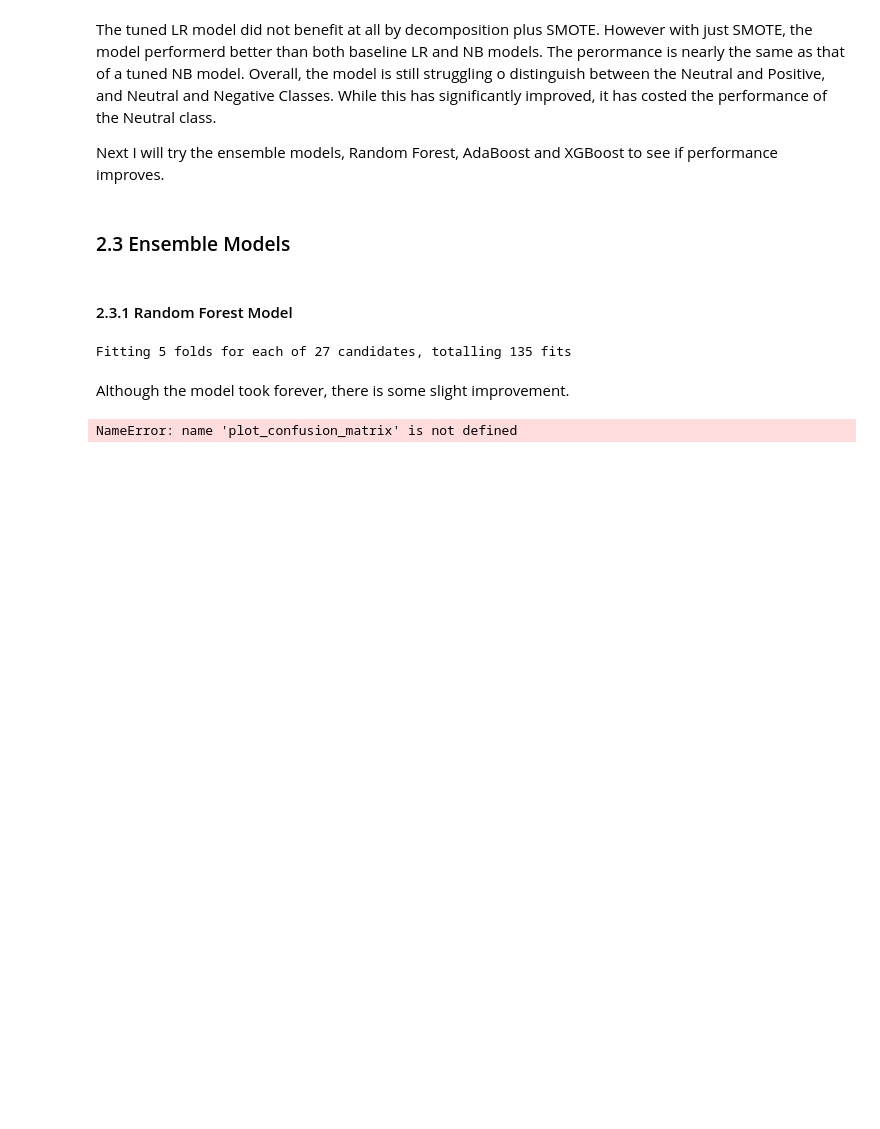
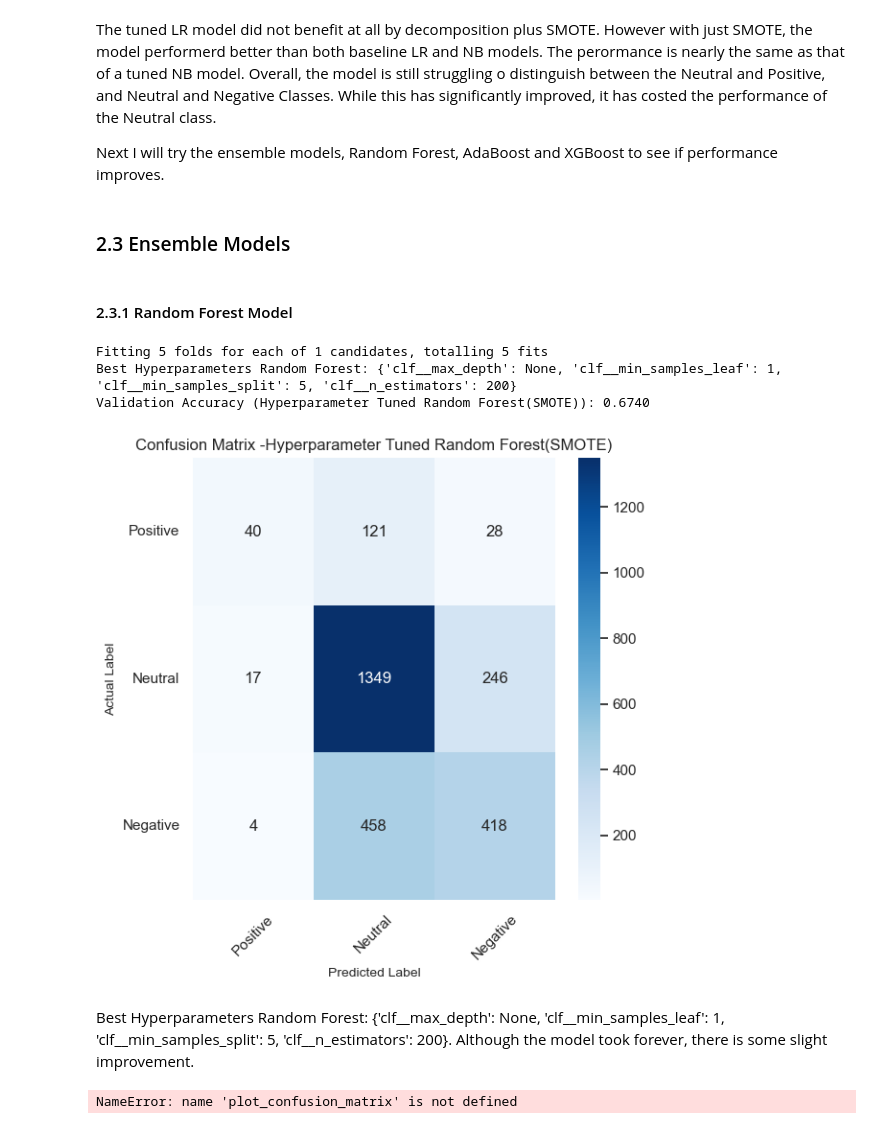
Before and after one commit to WambuiMunene/Natural-Language-Processing-Sentiment-Analysis-on-Tweets, a Jupyter notebook: index_with_no_val_set.ipynb, the cells around one changed output. Saved outputs shown, nothing was run; the diff lists cells and outputs as text; code cells hidden in the pictures; blank space fills up the shorter version.

Commit message:
Random Forest Model Done

```diff
--- a/index_with_no_val_set.ipynb
+++ b/index_with_no_val_set.ipynb
@@ -880,44 +880,51 @@ Next I will try the ensemble models, Random Forest, AdaBoost and XGBoost to see
 # %%
 import numpy as np
 from sklearn.ensemble import RandomForestClassifier
+from imblearn.pipeline import Pipeline
+from imblearn.over_sampling import SMOTE
+from sklearn.model_selection import GridSearchCV
+from sklearn.metrics import accuracy_score, confusion_matrix
 
 # Define the pipeline
 pipe_rf = Pipeline([
     ('smote',SMOTE(random_state=42)),
     ('clf', RandomForestClassifier(class_weight='balanced',random_state=42))
 ])
 
 # Define the parameter grid for Grid Search
 param_grid = {
-    'clf__n_estimators': [100, 200, 300],
+    'clf__n_estimators': [200],
     'clf__max_depth': [None],
-    'clf__min_samples_split': [2, 5, 10],
-    'clf__min_samples_leaf': [1, 2, 4]
+    'clf__min_samples_split': [5],
+    'clf__min_samples_leaf': [1]
 }
 
 # Perform Grid Search
 grid_search = GridSearchCV(estimator=pipe_rf, param_grid=param_grid, cv=5, n_jobs=-1, verbose=2)
 grid_search.fit(train_tfidf_df, y_train)
 
 # Get the best parameters and the best model
 best_params = grid_search.best_params_
 best_model = grid_search.best_estimator_
 
 # Best hyperparameters found by grid search
 print(f"Best Hyperparameters Random Forest: {best_params}")
 
 # Evaluate the best model on the validation set
 y_pred_rf = best_model.predict(test_tfidf_df)
 accuracy = accuracy_score(y_test, y_pred_rf)
 print(f"Validation Accuracy (Hyperparameter Tuned Random Forest(SMOTE)): {accuracy:.4f}")
 
 # Confusion Matrix
 conf_matrix = confusion_matrix(y_test, y_pred_rf)
 plot_confusion_matrix(conf_matrix, classes=class_names, title='Confusion Matrix -Hyperparameter Tuned Random Forest(SMOTE)')
 # %% [output]
-Fitting 5 folds for each of 27 candidates, totalling 135 fits
+Fitting 5 folds for each of 1 candidates, totalling 5 fits
+Best Hyperparameters Random Forest: {'clf__max_depth': None, 'clf__min_samples_leaf': 1, 'clf__min_samples_split': 5, 'clf__n_estimators': 200}
+Validation Accuracy (Hyperparameter Tuned Random Forest(SMOTE)): 0.6740
+[figure, added]
 # %% [markdown]
-Although the model took forever, there is some slight improvement.
+Best Hyperparameters Random Forest: {'clf__max_depth': None, 'clf__min_samples_leaf': 1, 'clf__min_samples_split': 5, 'clf__n_estimators': 200}. Although the model took forever, there is some slight improvement.
 # %%
 from imblearn.pipeline import Pipeline
 from imblearn.over_sampling import SMOTE
```
Also changed, not shown: parts of 1 cell of this notebook.
